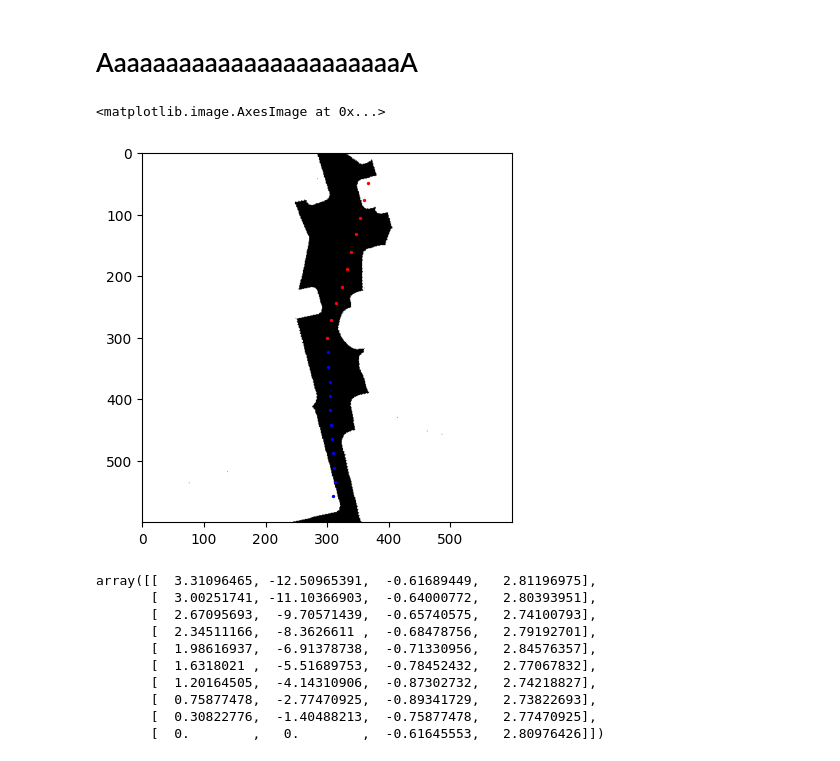
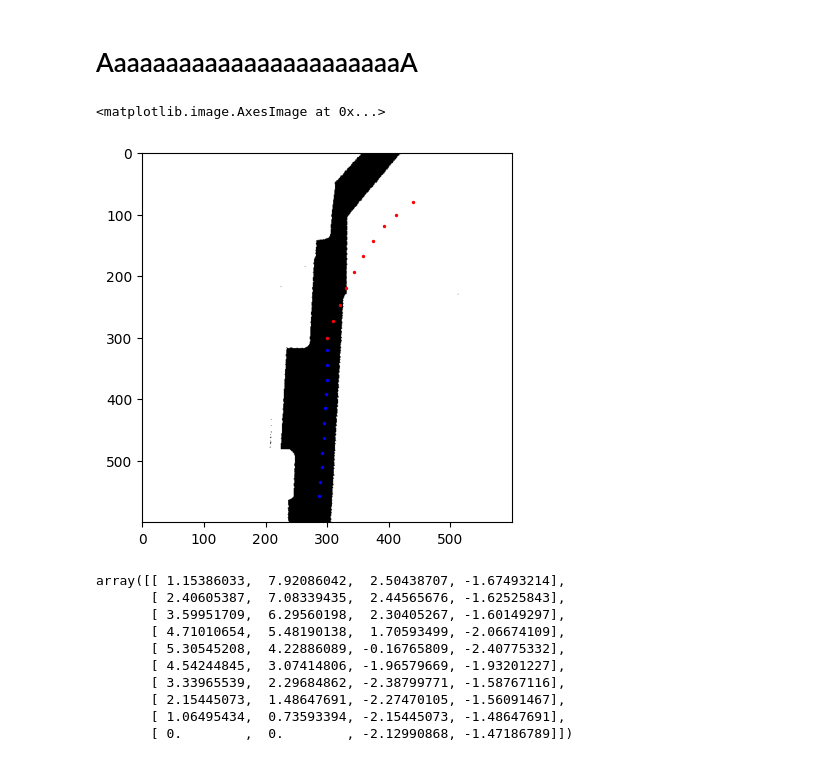
Before and after one commit to gonzal0lguin/fcfm_navigation_dataset, a Jupyter notebook: panther_data.ipynb, the cells around one changed output. Saved outputs shown, nothing was run; the diff lists cells and outputs as text; code cells hidden in the pictures.

```diff
--- a/panther_data.ipynb
+++ b/panther_data.ipynb
@@ -981,8 +981,23 @@ array([[ 0.00396874, -0.07643915],
        [-0.05918463,  0.0405505 ]])
 # %% [markdown]
 # AaaaaaaaaaaaaaaaaaaaaaaA
+# %%
+BAGS = ['/home/gonz/Desktop/bags/teleop2/sec_a_1_2025-09-04-21-28-30.bag' ,
+        '/home/gonz/Desktop/bags/teleop2/sec_a_2_2025-09-04-21-30-40.bag' ,
+        '/home/gonz/Desktop/bags/teleop2/sec_a_3_2025-09-04-21-32-49.bag' ,
+        '/home/gonz/Desktop/bags/teleop2/sec_a_4_2025-09-04-21-36-30.bag' ,
+        '/home/gonz/Desktop/bags/teleop2/sec_a_5_2025-09-04-21-38-38.bag' ,
+        '/home/gonz/Desktop/bags/teleop2/sec_a_6_2025-09-04-21-41-31.bag' ,
+        '/home/gonz/Desktop/bags/teleop2/sec_a_7_2025-09-04-21-42-56.bag' ,
+        '/home/gonz/Desktop/bags/teleop2/sec_a_8_2025-09-04-21-44-42.bag' ,
+        '/home/gonz/Desktop/bags/teleop2/sec_a_9_2025-09-04-21-50-25.bag' ,
+        '/home/gonz/Desktop/bags/teleop2/sec_a_10_2025-09-04-21-52-48.bag',
+        '/home/gonz/Desktop/bags/teleop2/sec_a_11_2025-09-04-21-57-30.bag',
+        '/home/gonz/Desktop/bags/teleop2/sec_a_12_2025-09-04-21-59-29.bag',
+        '/home/gonz/Desktop/bags/teleop2/sec_a_13_2025-09-04-22-01-44.bag',
+        '/home/gonz/Desktop/bags/teleop2/sec_a_14_2025-09-04-22-04-55.bag',]
 # %%
-BAG_FILE = '/home/tesistas/Desktop/GONZALO/datasets/bags/teleop2/sec_a_4_2025-09-04-21-36-30.bag'
+BAG_FILE = BAGS[10]
 
 obs_topic = "/navae/raw_observation"
 amcl_topic = "/amcl_pose"
@@ -997,7 +1012,7 @@ past_tr_msgs = []
 amcl_msgs = []
 
 with rosbag.Bag(BAG_FILE, 'r') as bag:
-    for topic, msg, t in bag.read_messages(topics=[obs_topic, amcl_topic]):
+    for topic, msg, t in bag.read_messages(topics=[obs_topic, amcl_topic, '/map']):
         timestamp = t.to_sec()
         if topic == amcl_topic:
             amcl_msgs.append((timestamp, msg))
@@ -1005,6 +1020,9 @@ with rosbag.Bag(BAG_FILE, 'r') as bag:
             scan_msgs.append((timestamp, msg.lidar))
             goal_msgs.append((timestamp, msg.goal))
             past_tr_msgs.append((timestamp, msg.past_path))
+
+        elif topic == '/map':
+            map_info = msg.info
 # %%
 from tf.transformations import euler_from_quaternion
 
@@ -1016,46 +1034,47 @@ amcl_time, amcl_msg = amcl_msgs[ind]
 q = amcl_msg.pose.pose.orientation
 _, _, yaw = euler_from_quaternion([q.x, q.y, q.z, q.w])
 
 pose = [amcl_msg.pose.pose.position.x, amcl_msg.pose.pose.position.y, yaw - np.pi / 2]
 
 local_map, ori, R = get_local_map(seg_map, pose, map_info, color=81)
 
 sampled_path, sampled_time = get_path_length_interval(amcl_msgs_lst, ind, lenght=13, N_wpts=12, times=amcl_time_lst)
 local_path = world_to_local(sampled_path[:, :2], pose)
 
 past_tr = get_last_msgs(past_tr_msgs, amcl_time, 1)[0]
 past_tr = np.array([[p.pose.position.x, p.pose.position.y] for p in past_tr.poses])
 past_tr = -past_tr
 past_tr = past_tr - past_tr[-1] + amcl_msgs_lst[ind][:2]
+pose[-1] += np.pi/2
 past_tr_local = world_to_local(past_tr, pose)
 
 
 for (x, y) in local_path[:, :2]:
     pxi = int(x / RES + int(15 / RES))
     pyi = int(y / RES + int(15 / RES))
     plt.scatter(pxi, pyi, s=2, color='b')
 
 for (x, y) in past_tr_local[:, :2]:
     pxi = int(x / RES + int(15 / RES))
     pyi = int(y / RES + int(15 / RES))
     plt.scatter(pxi, pyi, s=2, color='r')
 
 plt.imshow(local_map, cmap='gray')
 # %% [output]
 <matplotlib.image.AxesImage at 0x...>
-[figure, old version]
+[figure, new version]
 # %%
 vx = np.gradient(past_tr_local[:, 0], .5)
 vy = np.gradient(past_tr_local[:, 1], .5)
 np.concatenate((past_tr_local[:, :2], vx[:, np.newaxis], vy[:, np.newaxis]), axis=-1)
 # %% [output]
-array([[  3.31096465, -12.50965391,  -0.61689449,   2.81196975],
-       [  3.00251741, -11.10366903,  -0.64000772,   2.80393951],
-       [  2.67095693,  -9.70571439,  -0.65740575,   2.74100793],
-       [  2.34511166,  -8.3626611 ,  -0.68478756,   2.79192701],
-       [  1.98616937,  -6.91378738,  -0.71330956,   2.84576357],
-       [  1.6318021 ,  -5.51689753,  -0.78452432,   2.77067832],
-       [  1.20164505,  -4.14310906,  -0.87302732,   2.74218827],
-       [  0.75877478,  -2.77470925,  -0.89341729,   2.73822693],
-       [  0.30822776,  -1.40488213,  -0.75877478,   2.77470925],
-       [  0.        ,   0.        ,  -0.61645553,   2.80976426]])
+array([[ 1.15386033,  7.92086042,  2.50438707, -1.67493214],
+       [ 2.40605387,  7.08339435,  2.44565676, -1.62525843],
+       [ 3.59951709,  6.29560198,  2.30405267, -1.60149297],
+       [ 4.71010654,  5.48190138,  1.70593499, -2.06674109],
+       [ 5.30545208,  4.22886089, -0.16765809, -2.40775332],
+       [ 4.54244845,  3.07414806, -1.96579669, -1.93201227],
+       [ 3.33965539,  2.29684862, -2.38799771, -1.58767116],
+       [ 2.15445073,  1.48647691, -2.27470105, -1.56091467],
+       [ 1.06495434,  0.73593394, -2.15445073, -1.48647691],
+       [ 0.        ,  0.        , -2.12990868, -1.47186789]])
```
Also changed, not shown: 1 other file.
